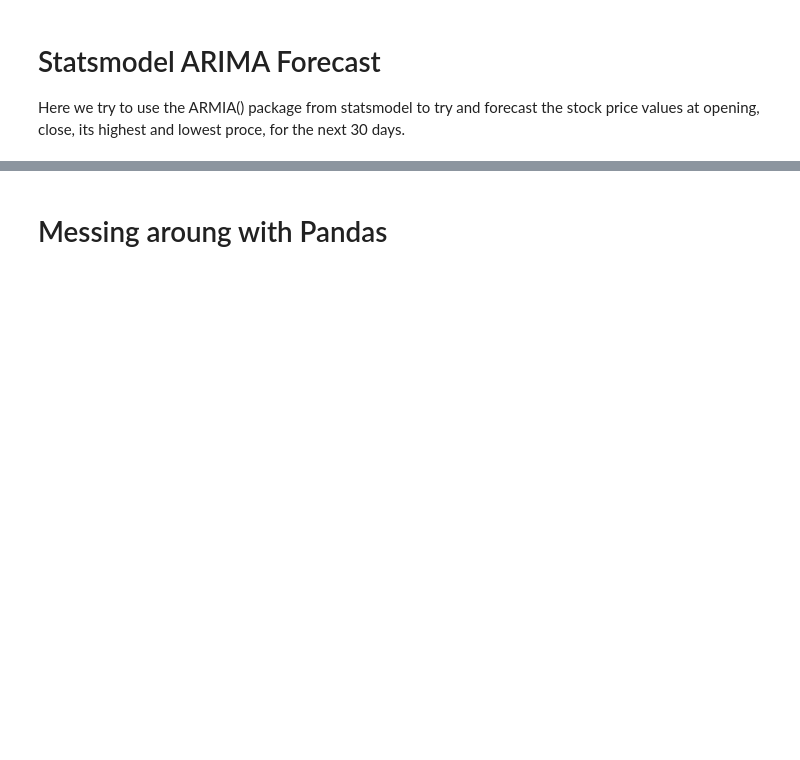
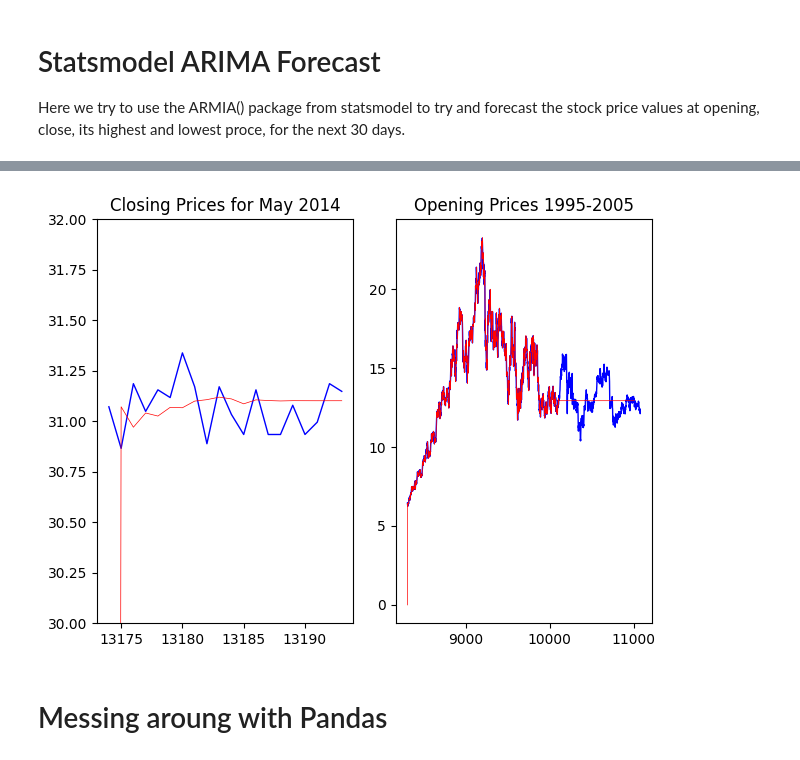
Before and after one commit to zachjoachim7/Volume3PortfolioPorject2, a Jupyter notebook: draft.ipynb, the cells around one changed output, grey strips where cells are left out. Cells and saved outputs as stored; diff of their text form; code cells hidden in the pictures; blank space fills up the shorter version.

```diff
--- a/draft.ipynb
+++ b/draft.ipynb
@@ -155,4 +167,38 @@ stats_model_arma(quantity="Low")
 -14095.54679643903
+# %%
+def subplots():
+    # Load and clean data
+    df = pd.read_csv('./data/Coca-Cola_stock_history.csv')
+    df['date'] = pd.to_datetime(df['Date'].str.split().str[0])
+    df = df.drop(columns=['Date'])
+
+    fig, ax = plt.subplots(1,2)
+    # Figure 1 - Forecasting Closing prices for the second half of May 2014
+    df_close_full = df['Close'].iloc[13174:13194]
+    df_close_train = df_close_full[0:10]
+    model_close = ARIMA(df_close_train, order=(3,1,1))
+    model_close = model_close.fit()
+    ax[0].plot(df_close_full, c='blue', linewidth='1')
+    ax[0].plot(model_close.predict(start=0, end=(len(df_close_train)-1)+10), c='r', linewidth='0.5')
+    #ax[0].plot(df['date'].iloc[13184], df['Close'].iloc[13184], c='g')
+    ax[0].set_title("Closing Prices for May 2014")
+    ax[0].set_ylim(30, 32)
+    # Figure 2 - Testing how well our model does with high volitility, which according to the graphs of the entire time,
+    # happen between 1995 - 2005
+    df_open_volitile_full = df['Open'].iloc[8308:11078]
+    df_open_volitile_train = df_open_volitile_full[0:1800]
+    model_open_volitile = ARIMA(df_open_volitile_train, order=(3,1,1))
+    model_open_volitile = model_open_volitile.fit()
+    ax[1].plot(df_open_volitile_full, c='blue', linewidth='1')
+    ax[1].plot(model_open_volitile.predict(start=0, end=(len(df_open_volitile_train)-1)+900), c='r', linewidth='0.5')
+    ax[1].set_title('Opening Prices 1995-2005')
+    # Figure 3 - Forecasting massive changes
+    plt.tight_layout()
+    plt.show()
+# %%
+subplots()
+# %% [output]
+[figure, added]
 # %% [markdown]
 # Messing aroung with Pandas
 # %%
```
Also changed, not shown: parts of 5 cells of this notebook, 5 other files.
